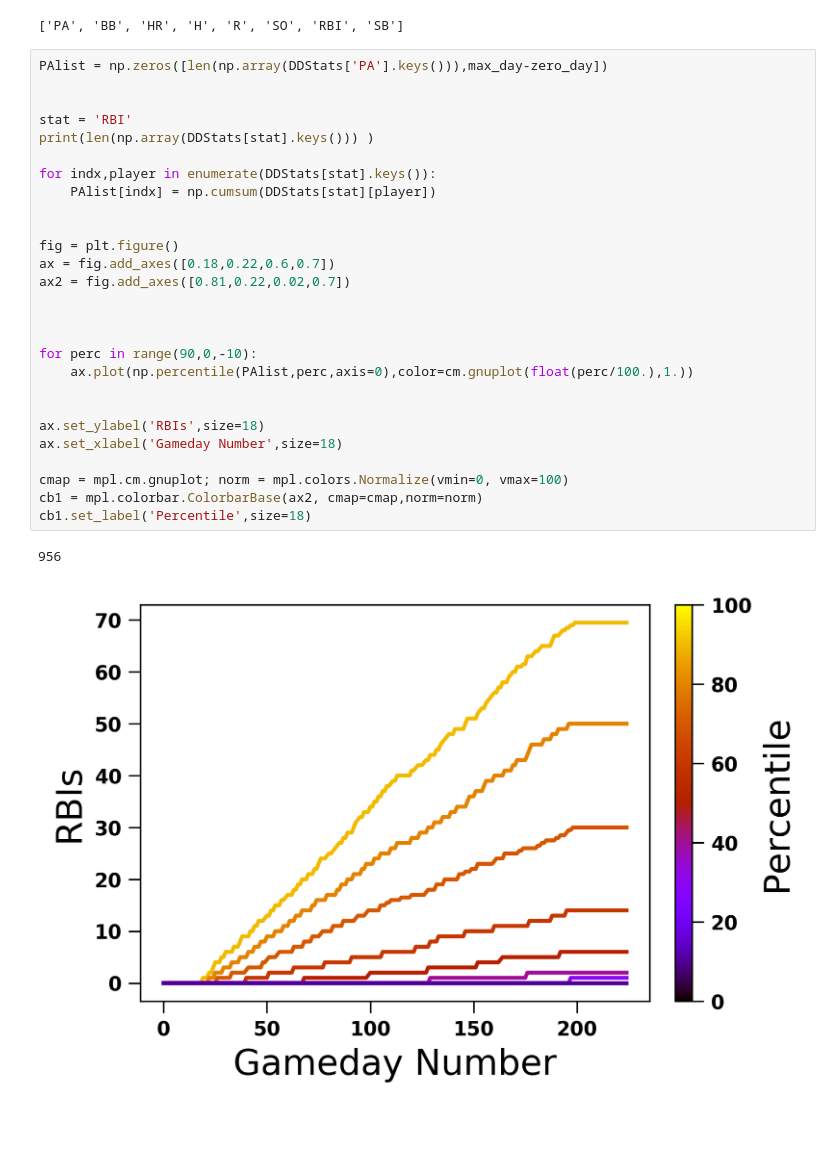
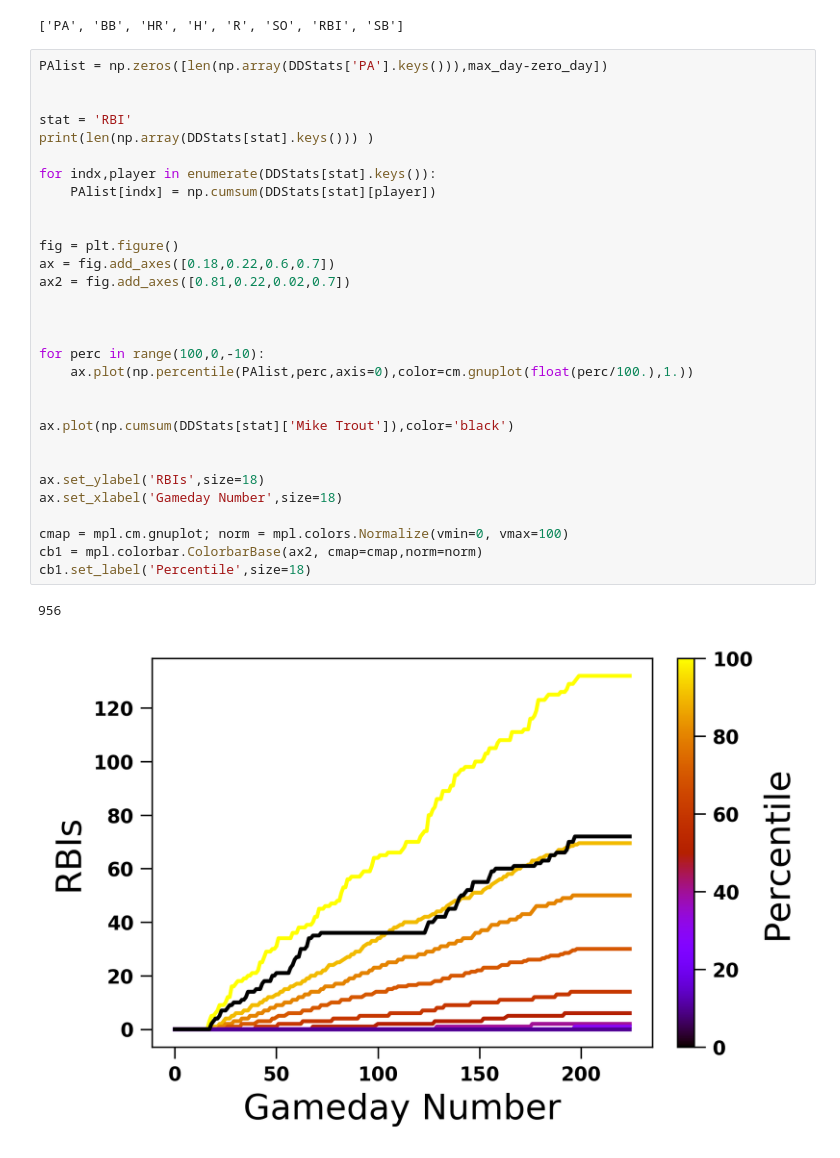
Before and after one commit to fantasy-toolz/SLOAN2018, a Jupyter notebook: Growth-Chart-Constructor.ipynb, the cells around one changed output. Cells and saved outputs as stored; diff of their text form; blank space fills up the shorter version.

```diff
--- a/Growth-Chart-Constructor.ipynb
+++ b/Growth-Chart-Constructor.ipynb
@@ -307,30 +307,33 @@ print(DDStats.keys())
 # %%
 PAlist = np.zeros([len(np.array(DDStats['PA'].keys())),max_day-zero_day])
 
 
 stat = 'RBI'
 print(len(np.array(DDStats[stat].keys())) )
 
 for indx,player in enumerate(DDStats[stat].keys()):
     PAlist[indx] = np.cumsum(DDStats[stat][player])
 
 
 fig = plt.figure()
 ax = fig.add_axes([0.18,0.22,0.6,0.7])
 ax2 = fig.add_axes([0.81,0.22,0.02,0.7])
 
 
 
-for perc in range(90,0,-10):
+for perc in range(100,0,-10):
     ax.plot(np.percentile(PAlist,perc,axis=0),color=cm.gnuplot(float(perc/100.),1.))
+
+
+ax.plot(np.cumsum(DDStats[stat]['Mike Trout']),color='black')
 
 
 ax.set_ylabel('RBIs',size=18)
 ax.set_xlabel('Gameday Number',size=18)
 
 cmap = mpl.cm.gnuplot; norm = mpl.colors.Normalize(vmin=0, vmax=100)
 cb1 = mpl.colorbar.ColorbarBase(ax2, cmap=cmap,norm=norm)
 cb1.set_label('Percentile',size=18)
 # %% [output]
 956
-[figure, old version]
+[figure, new version]
```
Also changed, not shown: 1 other file.
